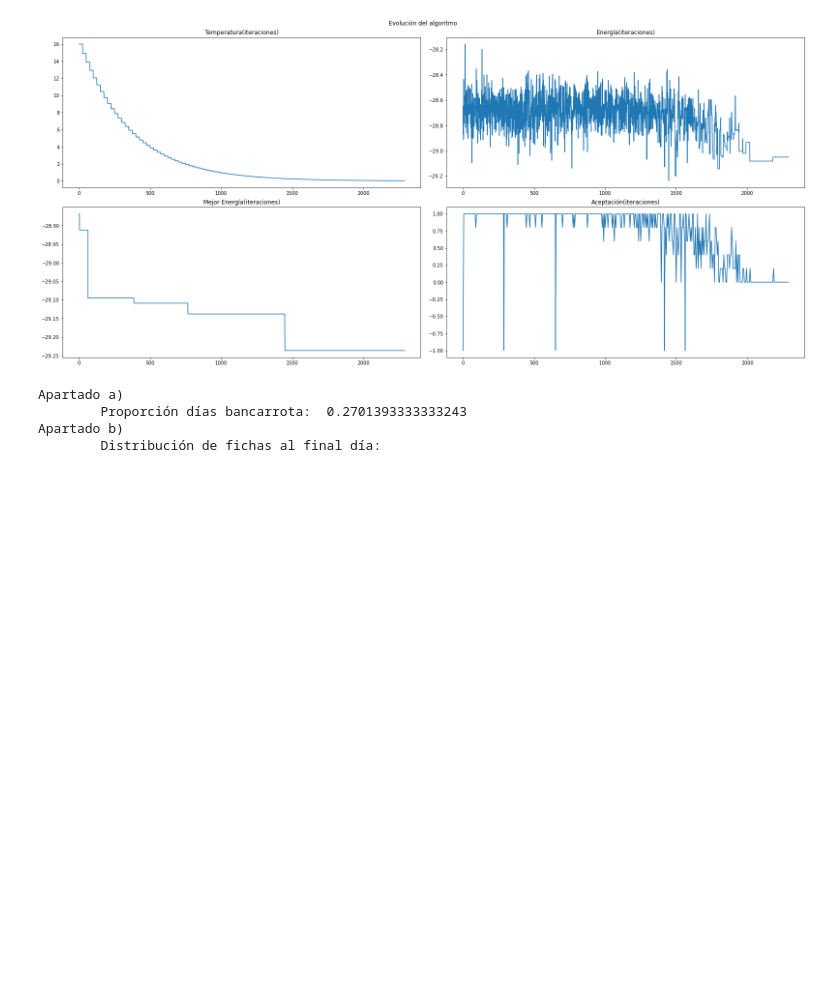
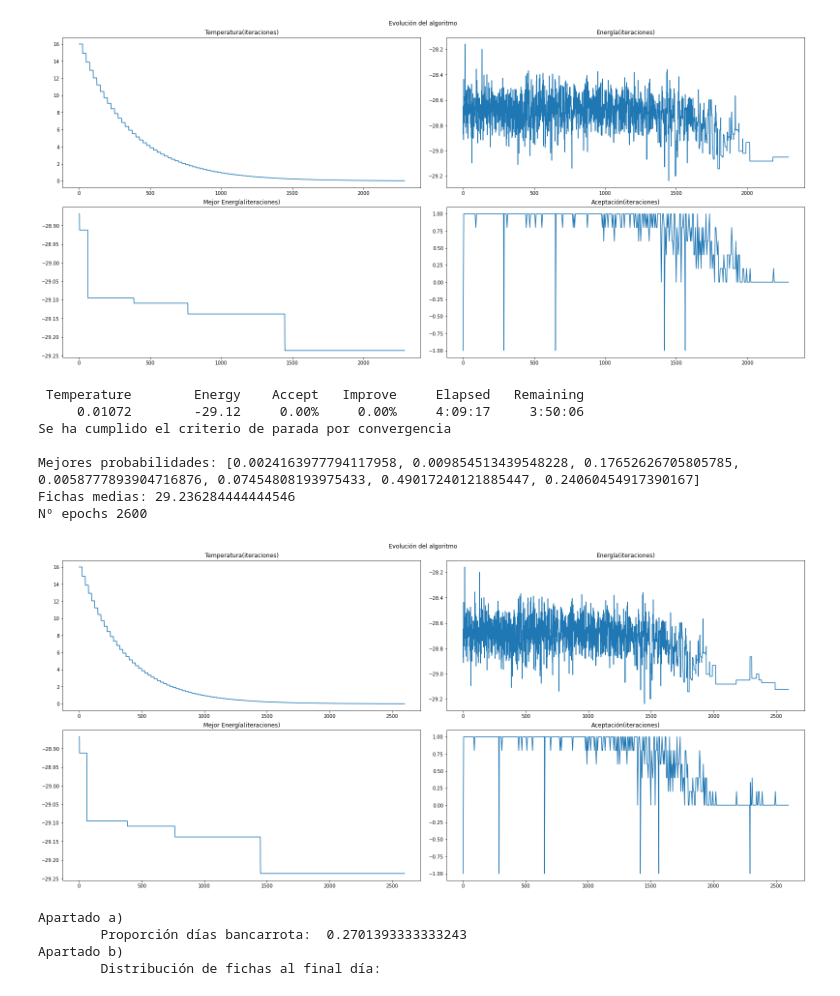
Before and after one commit to aanxel/MetodosDeSimulacion, a Jupyter notebook: Practica2/casino.ipynb, the cells around one changed output. Drawn from its saved outputs; the diff is of its cells as text; code cells hidden in the pictures; blank space fills up the shorter version.

Commit message:
Convergencia

```diff
--- a/Practica2/casino.ipynb
+++ b/Practica2/casino.ipynb
@@ -154,6 +154,26 @@ Mejores probabilidades: [0.0024163977794117958, 0.009854513439548228, 0.17652626
 Fichas medias: 29.236284444444546
 Nº epochs 2292
 [figure]
+# %%
+from casino import SimCasino, CasinoAnnealer
+import pickle
+
+with open('2021-12-05T23h46m56s.state', 'rb') as fh:
+    ann = pickle.load(fh)
+best_sol, best_cost = ann.resume_anneal(ann.epochs)
+print(f'Mejores probabilidades: {list(best_sol)}')
+print(f'Fichas medias: {-best_cost}')
+print(f'Nº epochs {ann.epochs}')
+ann.plot_evolution()
+# %% [output]
+ Temperature        Energy    Accept   Improve     Elapsed   Remaining
+     0.01072        -29.12     0.00%     0.00%     4:09:17     3:50:06
+Se ha cumplido el criterio de parada por convergencia
+
+Mejores probabilidades: [0.0024163977794117958, 0.009854513439548228, 0.17652626705805785, 0.0058777893904716876, 0.07454808193975433, 0.49017240121885447, 0.24060454917390167]
+Fichas medias: 29.236284444444546
+Nº epochs 2600
+[figure, added]
 # %%
 # Comprobar que el resultado del recocido simulado es medianamente cierto
 probs = [0.0024163977794117958, 0.009854513439548228, 0.17652626705805785, 0.0058777893904716876, 0.07454808193975433, 0.49017240121885447, 0.24060454917390167]
```
Also changed, not shown: 1 other file.
